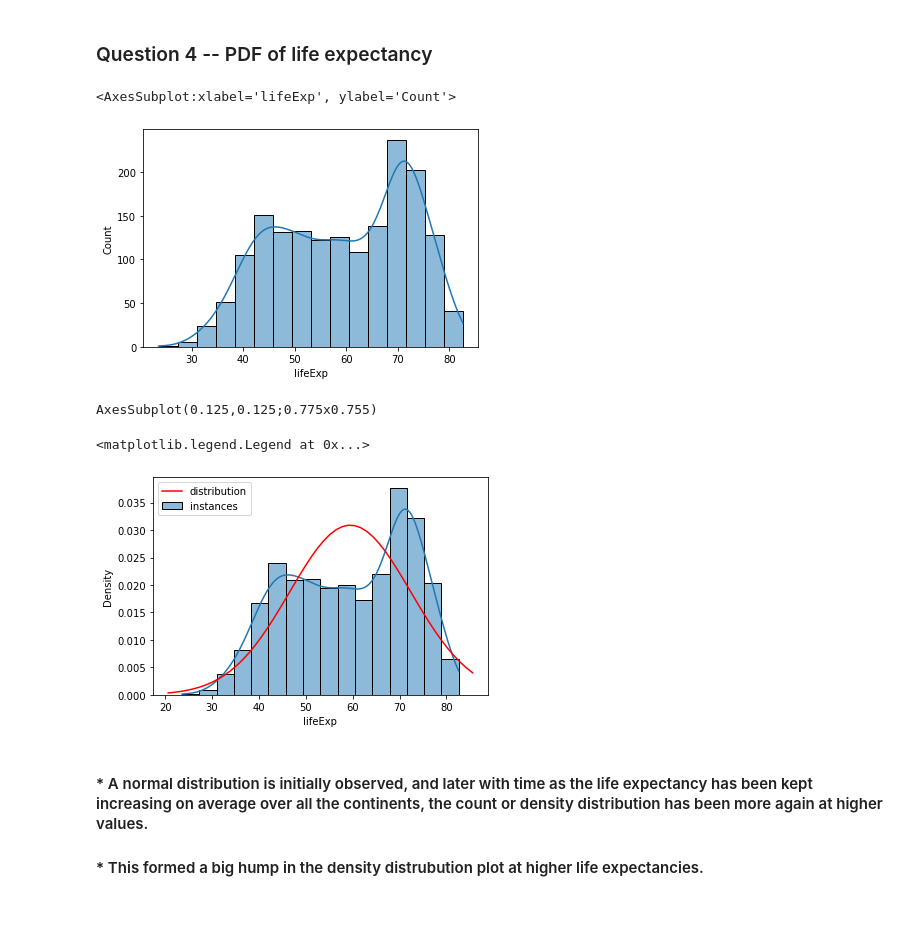
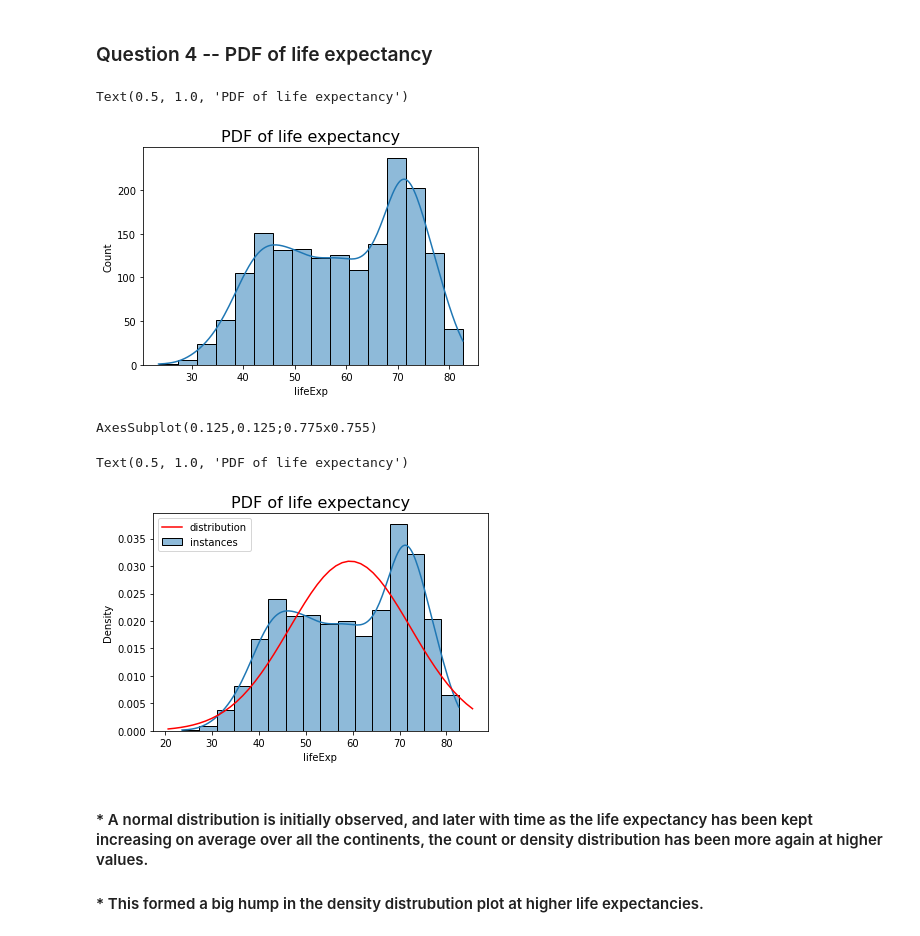
Before and after one commit to SrikanthBonkuri/Data_Processing-HW1-gapminder, a Jupyter notebook: hw1_gapminder.ipynb, the cells around one changed output. Cells and saved outputs as stored; diff of their text form; code cells hidden in the pictures.

```diff
--- a/hw1_gapminder.ipynb
+++ b/hw1_gapminder.ipynb
@@ -72,9 +72,10 @@ Text(0.5, 0.98, 'Life expectancy vs GDP(Log)')
 ### Question 4 -- PDF of life expectancy
 # %%
 sns.histplot(data=dataset, x="lifeExp", kde=True)
+plt.title('PDF of life expectancy', fontsize=16)
 # %% [output]
-<AxesSubplot:xlabel='lifeExp', ylabel='Count'>
+Text(0.5, 1.0, 'PDF of life expectancy')
-[figure, old version]
+[figure, new version]
 # %%
 from scipy import stats
 
@@ -87,10 +88,11 @@ y_pdf = stats.norm.pdf(x_pdf, mu, sigma)
 
 ax.plot(x_pdf, y_pdf, 'r', label='distribution')
 ax.legend()
+plt.title('PDF of life expectancy', fontsize=16)
 # %% [output]
 AxesSubplot(0.125,0.125;0.775x0.755)
-<matplotlib.legend.Legend at 0x...>
+Text(0.5, 1.0, 'PDF of life expectancy')
-[figure, old version]
+[figure, new version]
 # %% [markdown]
 #### * A normal distribution is initially observed, and later with time as the life expectancy has been kept increasing on average over all the continents, the count or density distribution has been more again at higher values.
 #### * This formed a big hump in the density distrubution plot at higher life expectancies.
```
